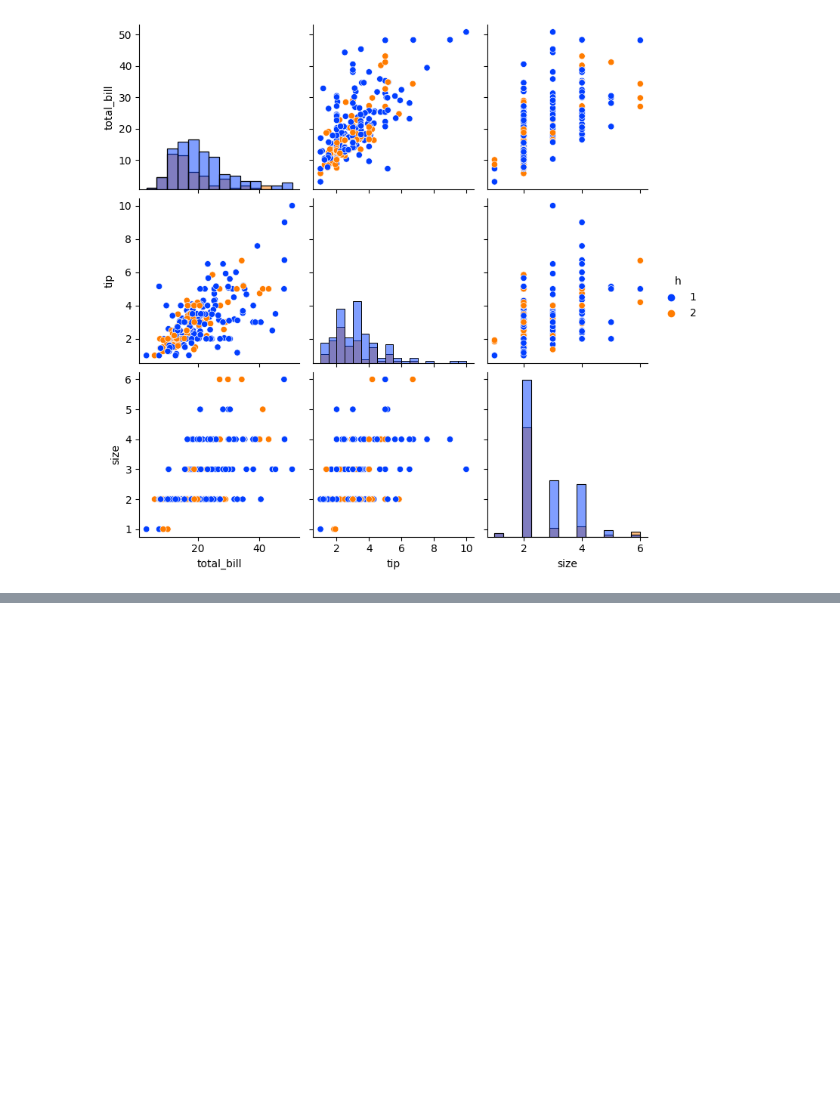
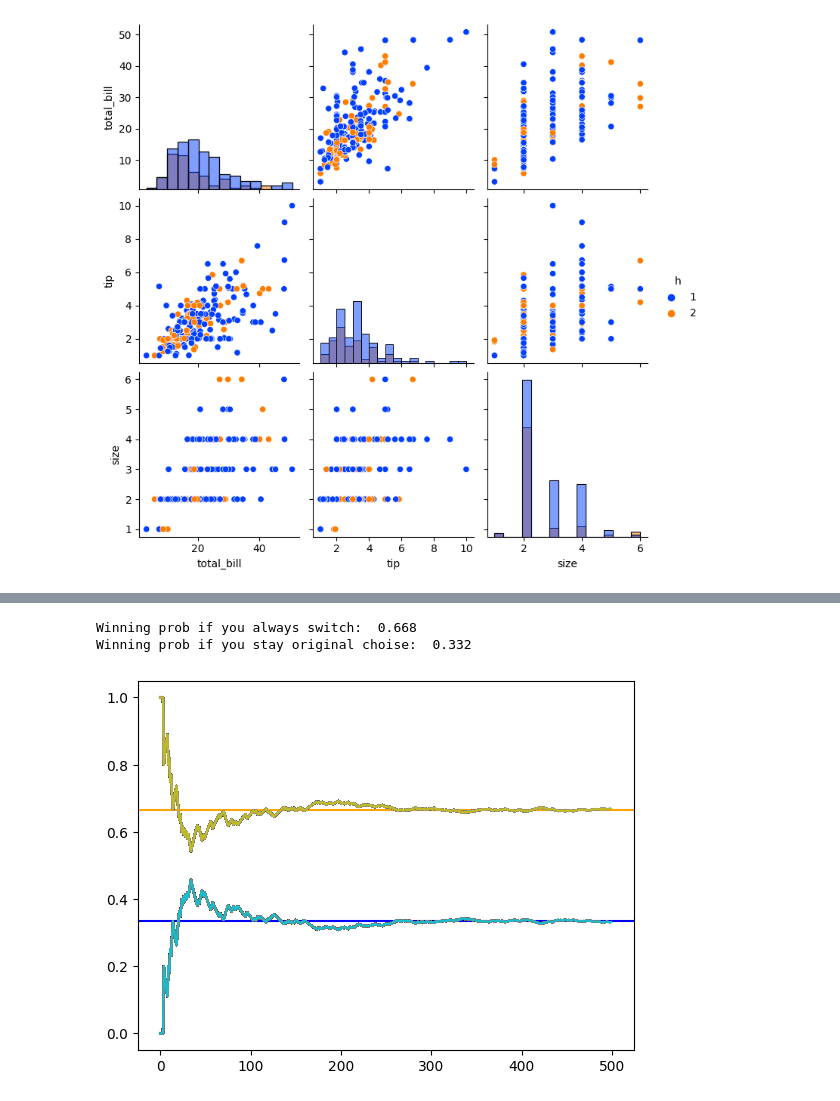
Before and after one commit to krestiankin/home_work_bi, a Jupyter notebook: test__o.ipynb, the cells around one changed output, grey strips where cells are left out. Drawn from its saved outputs; the diff is of its cells as text; code cells hidden in the pictures; blank space fills up the shorter version.

```diff
--- a/test__o.ipynb
+++ b/test__o.ipynb
@@ -195,0 +238,39 @@ sns.pairplot(df17_3, hue='h', diag_kind="hist", palette='bright');
+# %%
+doors = ['goat', 'goat', 'car']
+
+switch_win_prob = []
+stick_win_prob = []
+
+plt.axhline(y = 0.6666, color = 'orange', linestyle = '-')
+plt.axhline(y = 0.3333, color = 'blue', linestyle = '-')
+
+def monte_carlo(n):
+
+    switch_wins = 0
+    stick_wins = 0
+
+    for i in range(n):
+
+        random.shuffle(doors)
+
+        k = random.randrange(2)
+
+        if doors[k] != 'car':
+            switch_wins += 1
+        else:
+            stick_wins += 1
+
+        switch_win_prob.append(switch_wins / (i + 1))
+        stick_win_prob.append(stick_wins / (i + 1))
+
+        plt.plot(switch_win_prob)
+        plt.plot(stick_win_prob)
+
+    print('Winning prob if you always switch: ',switch_win_prob[-1])
+    print('Winning prob if you stay original choise: ',stick_win_prob[-1])
+
+monte_carlo(500)
+# %% [output]
+Winning prob if you always switch:  0.668
+Winning prob if you stay original choise:  0.332
+[figure, added]
```
Also changed, not shown: parts of 6 cells of this notebook, 3 other files.
